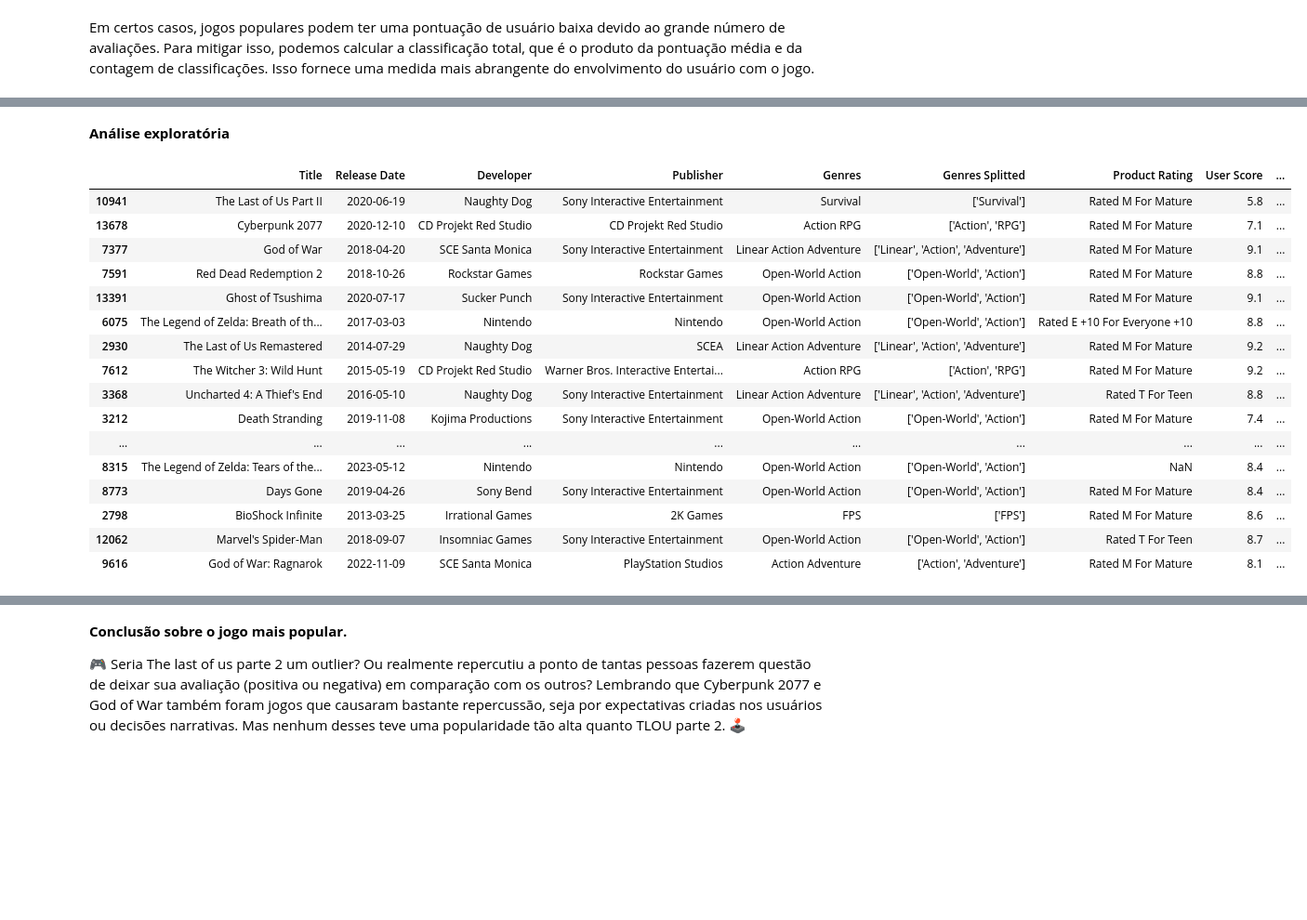
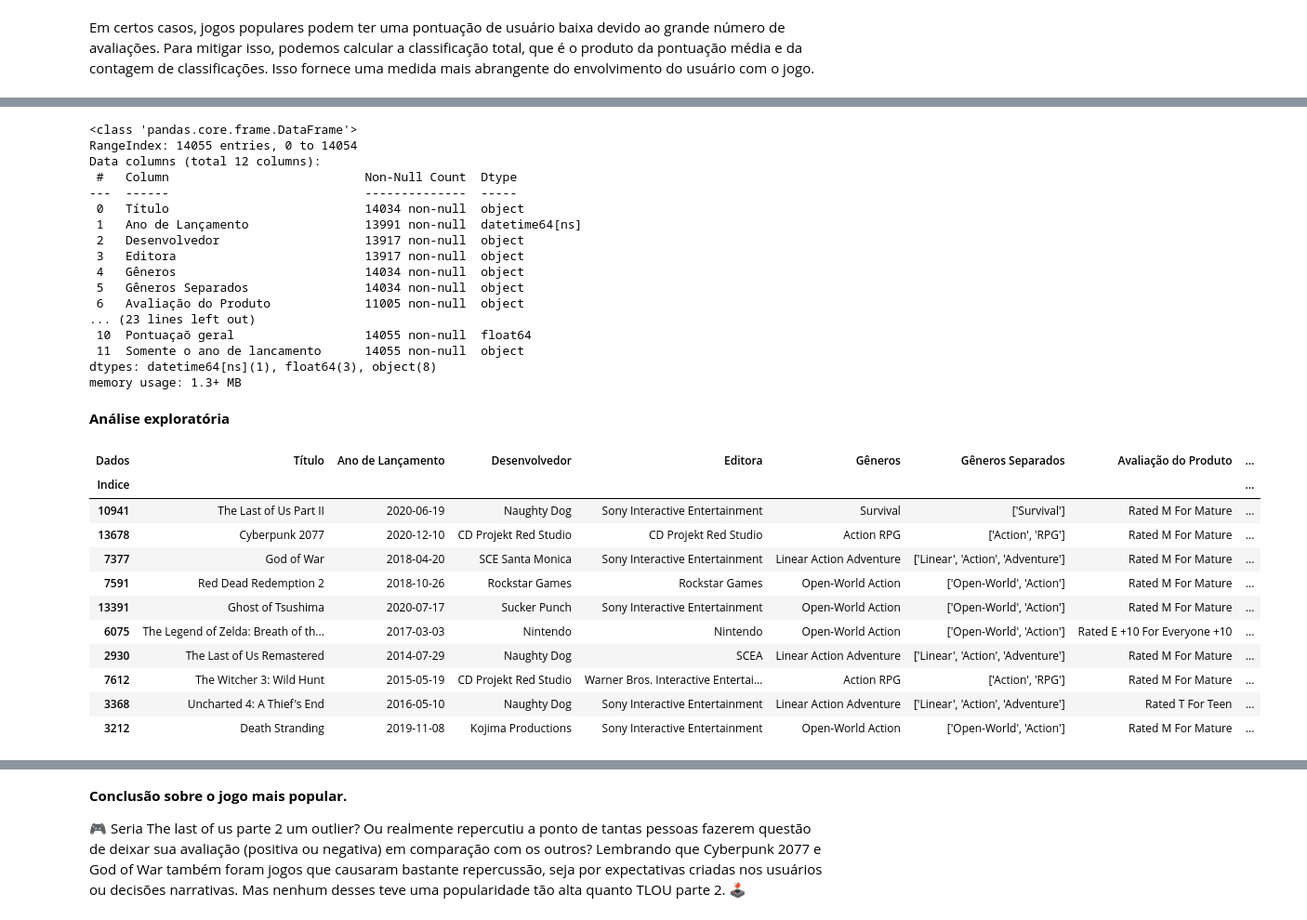
Before and after one commit to luisgoni/ProjetoEstatistica_Mod_5, a Jupyter notebook: Projeto_Estatística.ipynb, the cells around one changed output, grey strips where cells are left out. Shown at 93% size. Saved outputs shown, nothing was run; the diff lists cells and outputs as text; code cells hidden in the pictures; blank space fills up the shorter version.

```diff
--- a/Projeto_Estatística.ipynb
+++ b/Projeto_Estatística.ipynb
@@ -128,2 +170,6 @@ df.duplicated().sum()
 # %% [output]
 20
+# %%
+#Definindo o ano de lancamento como date time ;
+df_auxiliar['Ano de Lançamento'] = pd.to_datetime(df_auxiliar['Ano de Lançamento'], format='%m/%d/%Y')
+df_auxiliar.info()
@@ -181,0 +200,3 @@ df
+# %%
+df_auxiliar['Pontuaçaõ geral']=df_auxiliar['Pontuação do Usuário']*df_auxiliar['Número de Avaliações do Usuário']
+df_auxiliar.head()
@@ -181,0 +211,25 @@ df
+# %%
+# Criando coluna para ano de lançamento, ficando mais fácil de identificar
+df_auxiliar['Somente o ano de lancamento ']=df_auxiliar['Ano de Lançamento'].dt.year
+print(df_auxiliar.info())
+#Preenchendo os valores ausentes nas datas com o dia de hj;
+df_auxiliar['Somente o ano de lancamento '].fillna(pd.to_datetime('today').date(), inplace=True)
+df_auxiliar.info()
+# %% [output]
+<class 'pandas.core.frame.DataFrame'>
+RangeIndex: 14055 entries, 0 to 14054
+Data columns (total 12 columns):
+ #   Column                           Non-Null Count  Dtype
+---  ------                           --------------  -----
+ 0   Título                           14034 non-null  object
+ 1   Ano de Lançamento                13991 non-null  datetime64[ns]
+ 2   Desenvolvedor                    13917 non-null  object
+ 3   Editora                          13917 non-null  object
+ 4   Gêneros                          14034 non-null  object
+ 5   Gêneros Separados                14034 non-null  object
+ 6   Avaliação do Produto             11005 non-null  object
+... (23 lines left out)
+ 10  Pontuaçaõ geral                  14055 non-null  float64
+ 11  Somente o ano de lancamento      14055 non-null  object
+dtypes: datetime64[ns](1), float64(3), object(8)
+memory usage: 1.3+ MB
@@ -189,21 +246,20 @@ import plotly.graph_objects as go
+# %%
+#Colocando nomes nos index e coluna ;
+df_auxiliar.index.name = 'Indice'
+df_auxiliar.columns.name = 'Dados'
 # %%
-jogos_mais_populares = df.sort_values(by='Total rating',ascending=False).head(20)
-jogos_mais_populares
+jogos_mais_populares = df_auxiliar.sort_values(by='Pontuaçaõ geral',ascending=False)
+jogos_mais_populares.head(10)
 # %% [output]
-|  | Title | Release Date | Developer | Publisher | Genres | Genres Splitted | Product Rating | User Score | ... |
-| 10941 | The Last of Us Part II | 2020-06-19 | Naughty Dog | Sony Interactive Entertainment | Survival | ['Survival'] | Rated M For Mature | 5.8 | ... |
-| 13678 | Cyberpunk 2077 | 2020-12-10 | CD Projekt Red Studio | CD Projekt Red Studio | Action RPG | ['Action', 'RPG'] | Rated M For Mature | 7.1 | ... |
-| 7377 | God of War | 2018-04-20 | SCE Santa Monica | Sony Interactive Entertainment | Linear Action Adventure | ['Linear', 'Action', 'Adventure'] | Rated M For Mature | 9.1 | ... |
-| 7591 | Red Dead Redemption 2 | 2018-10-26 | Rockstar Games | Rockstar Games | Open-World Action | ['Open-World', 'Action'] | Rated M For Mature | 8.8 | ... |
-| 13391 | Ghost of Tsushima | 2020-07-17 | Sucker Punch | Sony Interactive Entertainment | Open-World Action | ['Open-World', 'Action'] | Rated M For Mature | 9.1 | ... |
-| 6075 | The Legend of Zelda: Breath of th... | 2017-03-03 | Nintendo | Nintendo | Open-World Action | ['Open-World', 'Action'] | Rated E +10 For Everyone +10 | 8.8 | ... |
-| 2930 | The Last of Us Remastered | 2014-07-29 | Naughty Dog | SCEA | Linear Action Adventure | ['Linear', 'Action', 'Adventure'] | Rated M For Mature | 9.2 | ... |
-| 7612 | The Witcher 3: Wild Hunt | 2015-05-19 | CD Projekt Red Studio | Warner Bros. Interactive Entertai... | Action RPG | ['Action', 'RPG'] | Rated M For Mature | 9.2 | ... |
-| 3368 | Uncharted 4: A Thief's End | 2016-05-10 | Naughty Dog | Sony Interactive Entertainment | Linear Action Adventure | ['Linear', 'Action', 'Adventure'] | Rated T For Teen | 8.8 | ... |
-| 3212 | Death Stranding | 2019-11-08 | Kojima Productions | Sony Interactive Entertainment | Open-World Action | ['Open-World', 'Action'] | Rated M For Mature | 7.4 | ... |
-| ... | ... | ... | ... | ... | ... | ... | ... | ... | ... |
-| 8315 | The Legend of Zelda: Tears of the... | 2023-05-12 | Nintendo | Nintendo | Open-World Action | ['Open-World', 'Action'] | NaN | 8.4 | ... |
-| 8773 | Days Gone | 2019-04-26 | Sony Bend | Sony Interactive Entertainment | Open-World Action | ['Open-World', 'Action'] | Rated M For Mature | 8.4 | ... |
-| 2798 | BioShock Infinite | 2013-03-25 | Irrational Games | 2K Games | FPS | ['FPS'] | Rated M For Mature | 8.6 | ... |
-| 12062 | Marvel's Spider-Man | 2018-09-07 | Insomniac Games | Sony Interactive Entertainment | Open-World Action | ['Open-World', 'Action'] | Rated T For Teen | 8.7 | ... |
-| 9616 | God of War: Ragnarok | 2022-11-09 | SCE Santa Monica | PlayStation Studios | Action Adventure | ['Action', 'Adventure'] | Rated M For Mature | 8.1 | ... |
+| Dados | Título | Ano de Lançamento | Desenvolvedor | Editora | Gêneros | Gêneros Separados | Avaliação do Produto | ... |
+| Indice |  |  |  |  |  |  |  | ... |
+| 10941 | The Last of Us Part II | 2020-06-19 | Naughty Dog | Sony Interactive Entertainment | Survival | ['Survival'] | Rated M For Mature | ... |
+| 13678 | Cyberpunk 2077 | 2020-12-10 | CD Projekt Red Studio | CD Projekt Red Studio | Action RPG | ['Action', 'RPG'] | Rated M For Mature | ... |
+| 7377 | God of War | 2018-04-20 | SCE Santa Monica | Sony Interactive Entertainment | Linear Action Adventure | ['Linear', 'Action', 'Adventure'] | Rated M For Mature | ... |
+| 7591 | Red Dead Redemption 2 | 2018-10-26 | Rockstar Games | Rockstar Games | Open-World Action | ['Open-World', 'Action'] | Rated M For Mature | ... |
+| 13391 | Ghost of Tsushima | 2020-07-17 | Sucker Punch | Sony Interactive Entertainment | Open-World Action | ['Open-World', 'Action'] | Rated M For Mature | ... |
+| 6075 | The Legend of Zelda: Breath of th... | 2017-03-03 | Nintendo | Nintendo | Open-World Action | ['Open-World', 'Action'] | Rated E +10 For Everyone +10 | ... |
+| 2930 | The Last of Us Remastered | 2014-07-29 | Naughty Dog | SCEA | Linear Action Adventure | ['Linear', 'Action', 'Adventure'] | Rated M For Mature | ... |
+| 7612 | The Witcher 3: Wild Hunt | 2015-05-19 | CD Projekt Red Studio | Warner Bros. Interactive Entertai... | Action RPG | ['Action', 'RPG'] | Rated M For Mature | ... |
+| 3368 | Uncharted 4: A Thief's End | 2016-05-10 | Naughty Dog | Sony Interactive Entertainment | Linear Action Adventure | ['Linear', 'Action', 'Adventure'] | Rated T For Teen | ... |
+| 3212 | Death Stranding | 2019-11-08 | Kojima Productions | Sony Interactive Entertainment | Open-World Action | ['Open-World', 'Action'] | Rated M For Mature | ... |
```
Also changed, not shown: parts of 23 cells of this notebook.
